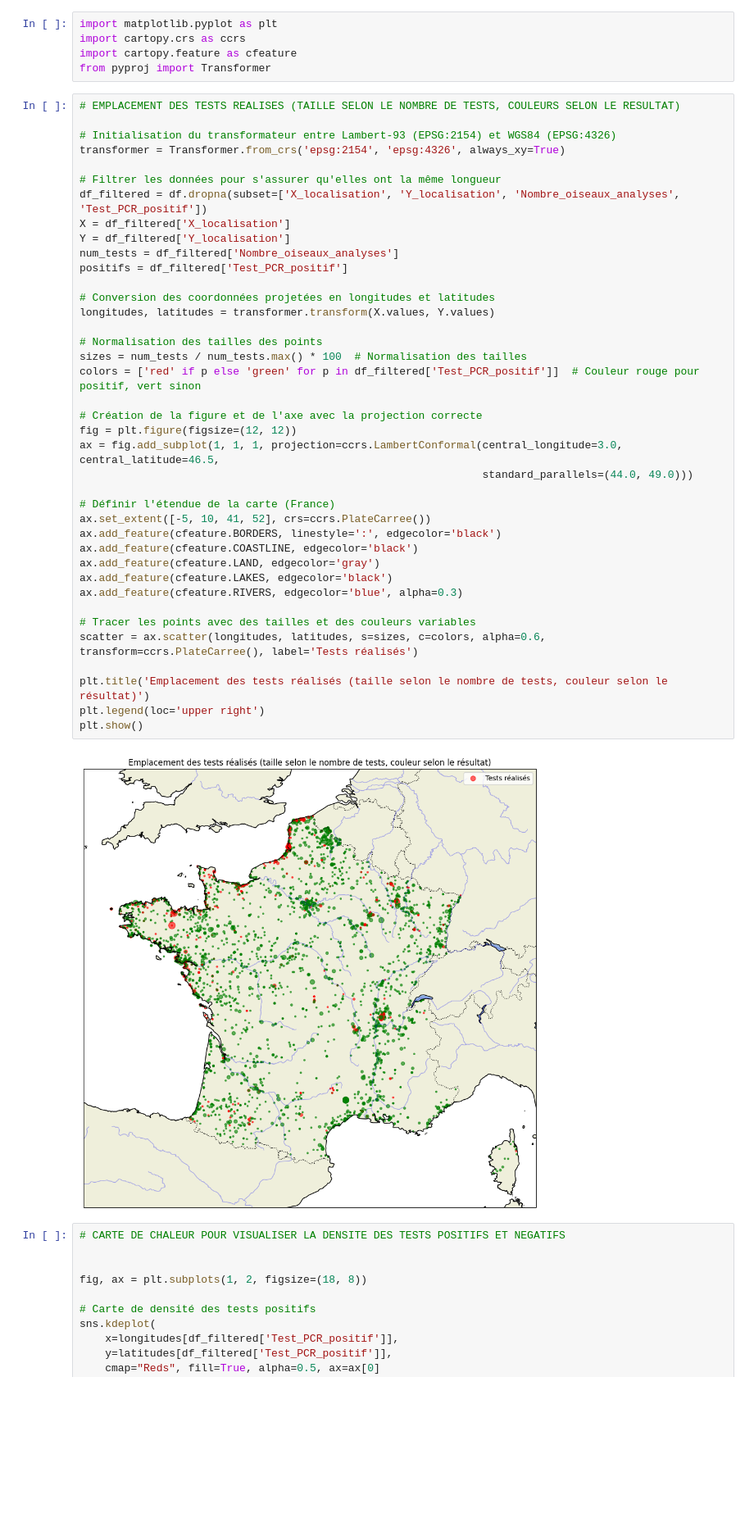
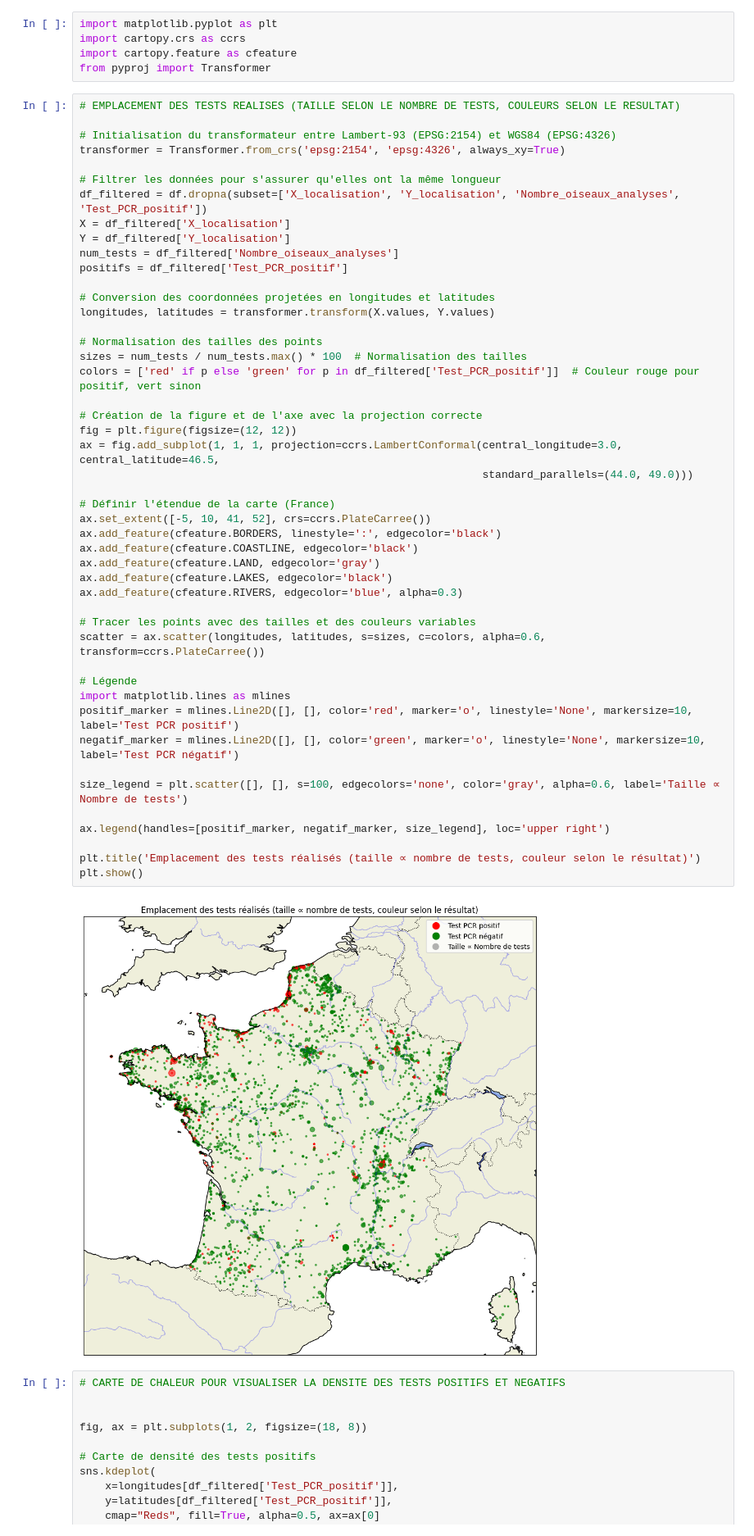
Before and after one commit to bavrillon/Avian-influenza, a Jupyter notebook: EDA.ipynb, the cells around one changed output. Shown at 82% size. Drawn from its saved outputs; the diff is of its cells as text; blank space fills up the shorter version.

Commit message:
légende de la carte et sous-parties des deux premières parties

```diff
--- a/EDA.ipynb
+++ b/EDA.ipynb
@@ -617,37 +631,45 @@ transformer = Transformer.from_crs('epsg:2154', 'epsg:4326', always_xy=True)
 df_filtered = df.dropna(subset=['X_localisation', 'Y_localisation', 'Nombre_oiseaux_analyses', 'Test_PCR_positif'])
 X = df_filtered['X_localisation']
 Y = df_filtered['Y_localisation']
 num_tests = df_filtered['Nombre_oiseaux_analyses']
 positifs = df_filtered['Test_PCR_positif']
 
 # Conversion des coordonnées projetées en longitudes et latitudes
 longitudes, latitudes = transformer.transform(X.values, Y.values)
 
 # Normalisation des tailles des points
 sizes = num_tests / num_tests.max() * 100  # Normalisation des tailles
 colors = ['red' if p else 'green' for p in df_filtered['Test_PCR_positif']]  # Couleur rouge pour positif, vert sinon
 
 # Création de la figure et de l'axe avec la projection correcte
 fig = plt.figure(figsize=(12, 12))
 ax = fig.add_subplot(1, 1, 1, projection=ccrs.LambertConformal(central_longitude=3.0, central_latitude=46.5,
                                                                standard_parallels=(44.0, 49.0)))
 
 # Définir l'étendue de la carte (France)
 ax.set_extent([-5, 10, 41, 52], crs=ccrs.PlateCarree())
 ax.add_feature(cfeature.BORDERS, linestyle=':', edgecolor='black')
 ax.add_feature(cfeature.COASTLINE, edgecolor='black')
 ax.add_feature(cfeature.LAND, edgecolor='gray')
 ax.add_feature(cfeature.LAKES, edgecolor='black')
 ax.add_feature(cfeature.RIVERS, edgecolor='blue', alpha=0.3)
 
 # Tracer les points avec des tailles et des couleurs variables
-scatter = ax.scatter(longitudes, latitudes, s=sizes, c=colors, alpha=0.6, transform=ccrs.PlateCarree(), label='Tests réalisés')
+scatter = ax.scatter(longitudes, latitudes, s=sizes, c=colors, alpha=0.6, transform=ccrs.PlateCarree())
 
-plt.title('Emplacement des tests réalisés (taille selon le nombre de tests, couleur selon le résultat)')
-plt.legend(loc='upper right')
+# Légende
+import matplotlib.lines as mlines
+positif_marker = mlines.Line2D([], [], color='red', marker='o', linestyle='None', markersize=10, label='Test PCR positif')
+negatif_marker = mlines.Line2D([], [], color='green', marker='o', linestyle='None', markersize=10, label='Test PCR négatif')
+
+size_legend = plt.scatter([], [], s=100, edgecolors='none', color='gray', alpha=0.6, label='Taille ∝ Nombre de tests')
+
+ax.legend(handles=[positif_marker, negatif_marker, size_legend], loc='upper right')
+
+plt.title('Emplacement des tests réalisés (taille ∝ nombre de tests, couleur selon le résultat)')
 plt.show()
 # %% [output]
-[figure, old version]
+[figure, new version]
 # %%
 # CARTE DE CHALEUR POUR VISUALISER LA DENSITE DES TESTS POSITIFS ET NEGATIFS
 
```
Also changed, not shown: parts of 8 cells of this notebook.
